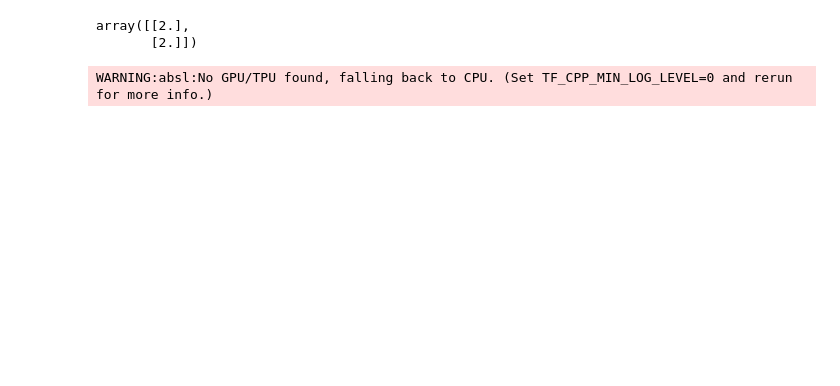
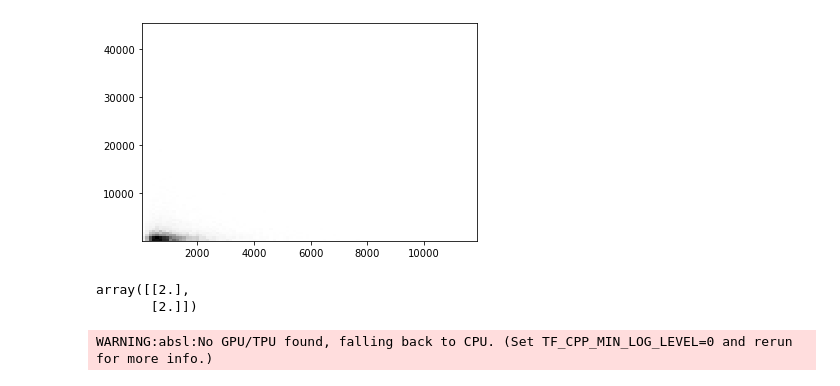
Before and after one commit to larsgeb/hmclab, a Jupyter notebook: notebooks/tutorials/5 - Transforming parameters.ipynb, the cells around one changed output. Drawn from its saved outputs; the diff is of its cells as text; code cells hidden in the pictures; blank space fills up the shorter version.

```diff
--- a/notebooks/tutorials/5 - Transforming parameters.ipynb
+++ b/notebooks/tutorials/5 - Transforming parameters.ipynb
@@ -9,3 +9,9 @@ prior_1 = hmclab.Distributions.Normal(
 )
 prior_1_l = hmclab.Distributions.TransformToLogSpace(prior_1)
+# %%
+samples = prior_1_l.generate(10000)
+
+_ = plt.hist2d(samples[0, :], samples[1, :], bins=100, cmap=plt.get_cmap("Greys"))
+# %% [output]
+[figure, added]
 # %%
```
Also changed, not shown: parts of 13 cells of this notebook, 11 other files.
